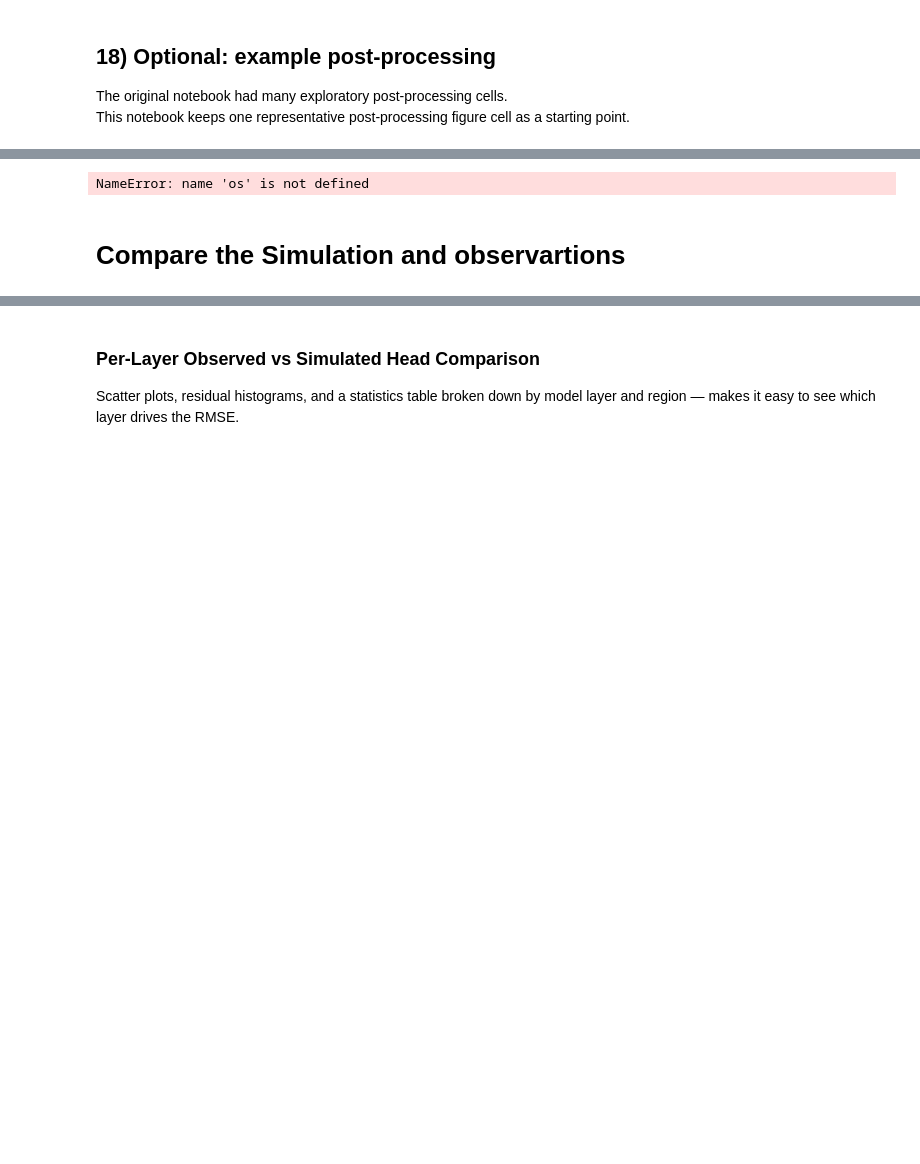
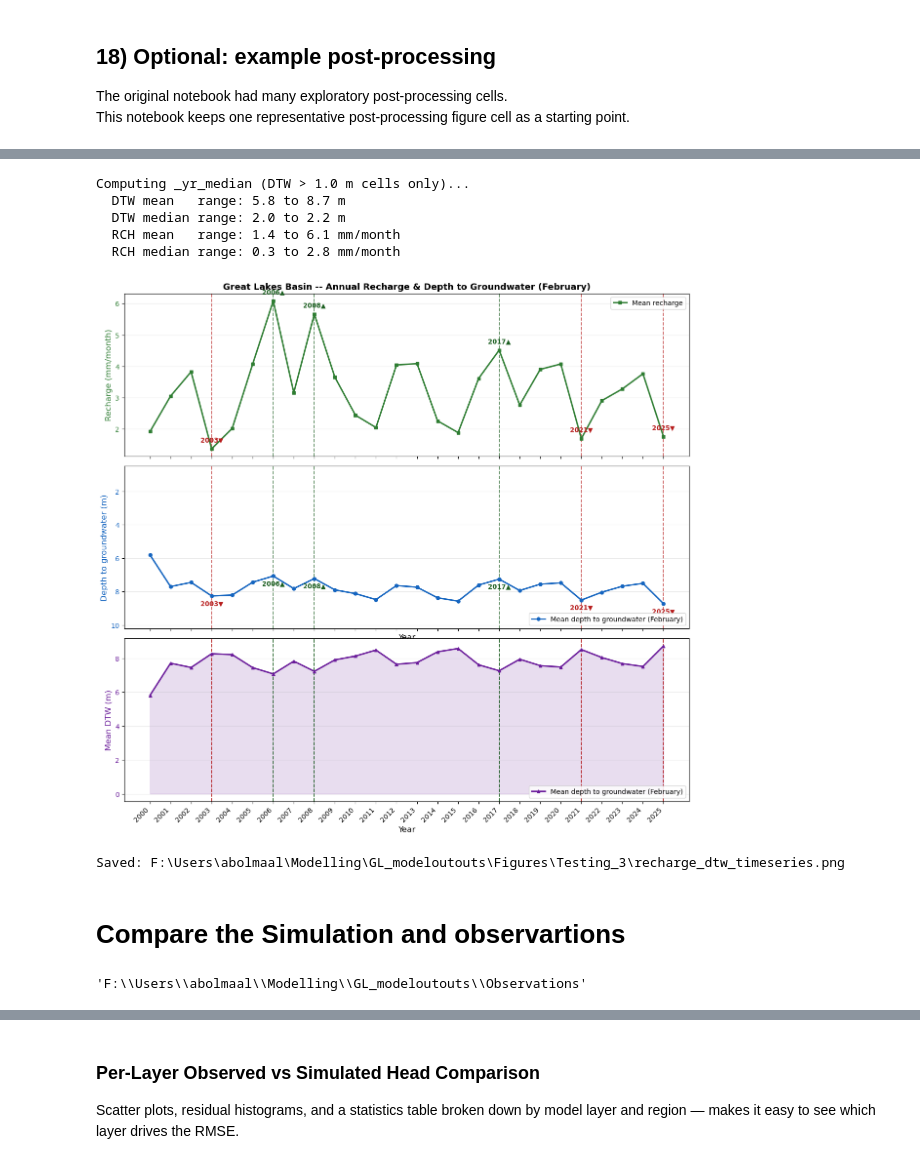
Before and after one commit to saminab/GreatLakesProject, a Jupyter notebook: flopysim/Modeflow6_OutputProcess.ipynb, the cells around one changed output, grey strips where cells are left out. Saved outputs shown, nothing was run; the diff lists cells and outputs as text; code cells hidden in the pictures; blank space fills up the shorter version.

```diff
--- a/flopysim/Modeflow6_OutputProcess.ipynb
+++ b/flopysim/Modeflow6_OutputProcess.ipynb
@@ -1031,8 +1116,8 @@ _C_DTW = "#1565c0"
 _C_RCH = "#2e7d32"
 _A_MED = 0.55
 
-fig, (ax_rch, ax_dtw) = plt.subplots(2, 1, figsize=(13, 9), sharex=True,
-                                      gridspec_kw={"hspace": 0.06})
+fig, (ax_rch, ax_dtw, ax_dtw2) = plt.subplots(3, 1, figsize=(13, 13), sharex=True,
+                                               gridspec_kw={"hspace": 0.06})
 
 # -- panel 1 : recharge -------------------------------------------------------
 ax_rch.plot(_yr_yrs, _rch_mean_mo,
@@ -1065,7 +1150,7 @@ for _yr_hl in _low_yrs + _high_yrs:
     _k    = _yr_yrs.index(_yr_hl)
     _c_hl = _C_LOW if _yr_hl in _low_yrs else _C_HIGH
     _lbl  = f"{_yr_hl}▼" if _yr_hl in _low_yrs else f"{_yr_hl}▲"  # ▼ low / ▲ high
-    for _ax in (ax_rch, ax_dtw):
+    for _ax in (ax_rch, ax_dtw, ax_dtw2):
         _ax.axvline(_yr_hl, color=_c_hl, linewidth=1.3,
                     linestyle="--", alpha=0.70, zorder=1)
     if np.isfinite(_rch_mean_mo[_k]):
@@ -1080,33 +1165,63 @@ for _yr_hl in _low_yrs + _high_yrs:
             ha="center", fontsize=9.5, color=_c_hl, fontweight="bold")
 
 # -- panel 2 : depth to water -------------------------------------------------
 ax_dtw.plot(_yr_yrs, _yr_mean,
             linewidth=2.2, color=_C_DTW, marker="o", markersize=5,
             label="Mean depth to groundwater (February)")
 # ax_dtw.plot(_yr_yrs, _yr_median,
 #             linewidth=1.6, color=_C_DTW, marker="o", markersize=4,
 #             linestyle="--", alpha=_A_MED,
 #             label="Median depth to groundwater (February)")
 
 # y-axis spans both mean and median so neither line is clipped
 _dtw_pad = 1.5
 _dtw_min = min(float(np.nanmin(_yr_mean)), float(np.nanmin(_yr_median))) - _dtw_pad
 _dtw_max = max(float(np.nanmax(_yr_mean)), float(np.nanmax(_yr_median))) + _dtw_pad
 ax_dtw.set_ylim(_dtw_max, _dtw_min)   # inverted: shallow at top
 
 ax_dtw.set_ylabel("Depth to groundwater (m)", fontsize=12, color=_C_DTW)
 ax_dtw.tick_params(axis="y", labelcolor=_C_DTW, labelsize=10)
 ax_dtw.set_xlabel("Year", fontsize=12)
 ax_dtw.set_xticks(_yr_yrs)
 ax_dtw.set_xticklabels(_yr_yrs, rotation=45, ha="right", fontsize=10)
 ax_dtw.legend(fontsize=10, loc="lower right")
 ax_dtw.grid(axis="y", alpha=0.25)
 
+# -- panel 3 : mean depth to water (standalone, non-inverted) ----------------
+_C_DTW2 = "#6a1b9a"   # purple to distinguish from panel 2
+ax_dtw2.plot(_yr_yrs, _yr_mean,
+             linewidth=2.2, color=_C_DTW2, marker="^", markersize=5,
+             label="Mean depth to groundwater (February)")
+ax_dtw2.fill_between(_yr_yrs, _yr_mean, alpha=0.15, color=_C_DTW2)
+
+ax_dtw2.set_ylabel("Mean DTW (m)", fontsize=12, color=_C_DTW2)
+ax_dtw2.tick_params(axis="y", labelcolor=_C_DTW2, labelsize=10)
+ax_dtw2.set_xlabel("Year", fontsize=12)
+ax_dtw2.set_xticks(_yr_yrs)
+ax_dtw2.set_xticklabels(_yr_yrs, rotation=45, ha="right", fontsize=10)
+ax_dtw2.legend(fontsize=10, loc="lower right")
+ax_dtw2.grid(axis="y", alpha=0.25)
+
+# Add the same vertical highlight lines to panel 3
+for _yr_hl in _low_yrs + _high_yrs:
+    if _yr_hl not in _yr_yrs:
+        continue
+    _k    = _yr_yrs.index(_yr_hl)
+    _c_hl = _C_LOW if _yr_hl in _low_yrs else _C_HIGH
+    ax_dtw2.axvline(_yr_hl, color=_c_hl, linewidth=1.3,
+                    linestyle="--", alpha=0.70, zorder=1)
+
 plt.subplots_adjust(left=0.08, right=0.97, top=0.94, bottom=0.14, hspace=0.06)
 plt.savefig(out_fig_rch_dtw, dpi=300, bbox_inches="tight")
 plt.show()
 print(f"Saved: {out_fig_rch_dtw}")
 # %% [output]
-NameError: name 'os' is not defined
+Computing _yr_median (DTW > 1.0 m cells only)...
+  DTW mean   range: 5.8 to 8.7 m
+  DTW median range: 2.0 to 2.2 m
+  RCH mean   range: 1.4 to 6.1 mm/month
+  RCH median range: 0.3 to 2.8 mm/month
+[figure, added]
+Saved: F:\Users\abolmaal\Modelling\GL_modeloutouts\Figures\Testing_3\recharge_dtw_timeseries.png
 # %% [markdown]
 # Compare the Simulation and observartions
@@ -1113,3 +1230,7 @@ NameError: name 'os' is not defined
+# %%
+obs_out_dir
+# %% [output]
+'F:\\Users\\abolmaal\\Modelling\\GL_modeloutouts\\Observations'
 # %%
 # ============================================================
 # Compare MODFLOW 6 Simulated Heads with Well Observations
```
Also changed, not shown: parts of 9 cells of this notebook.
